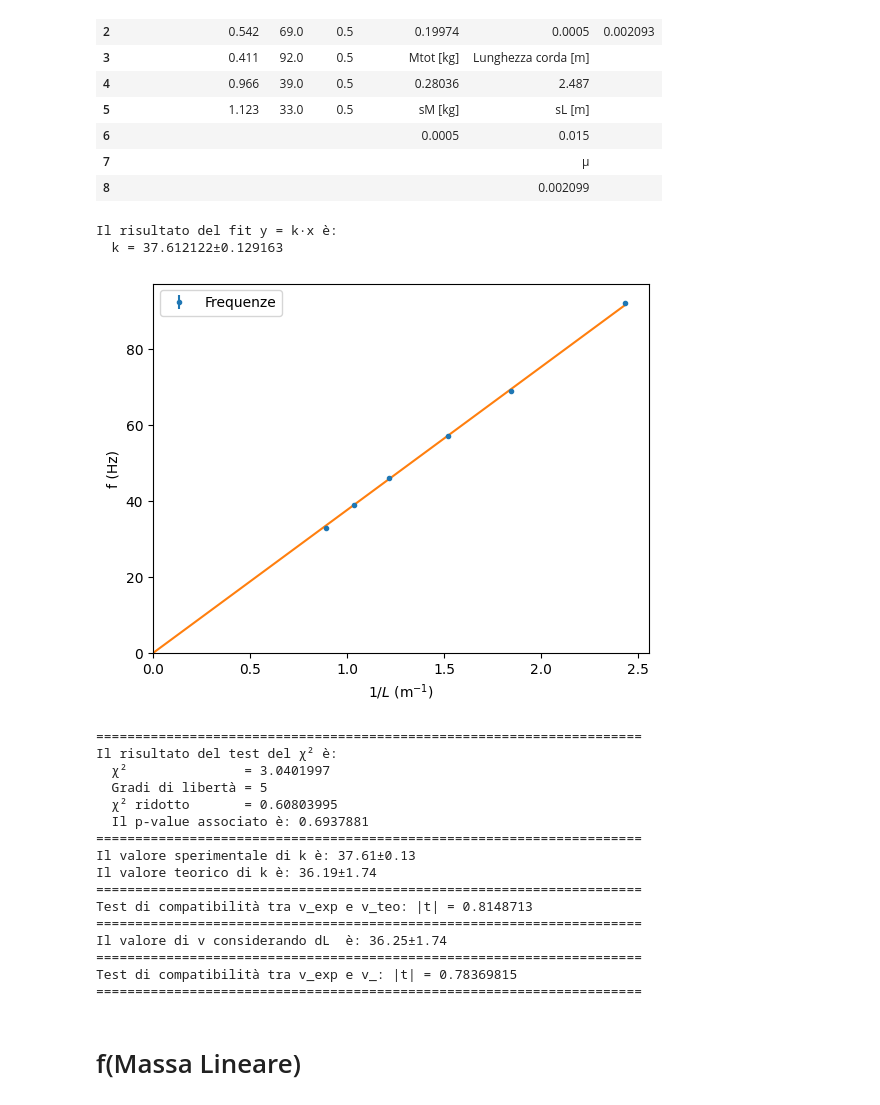
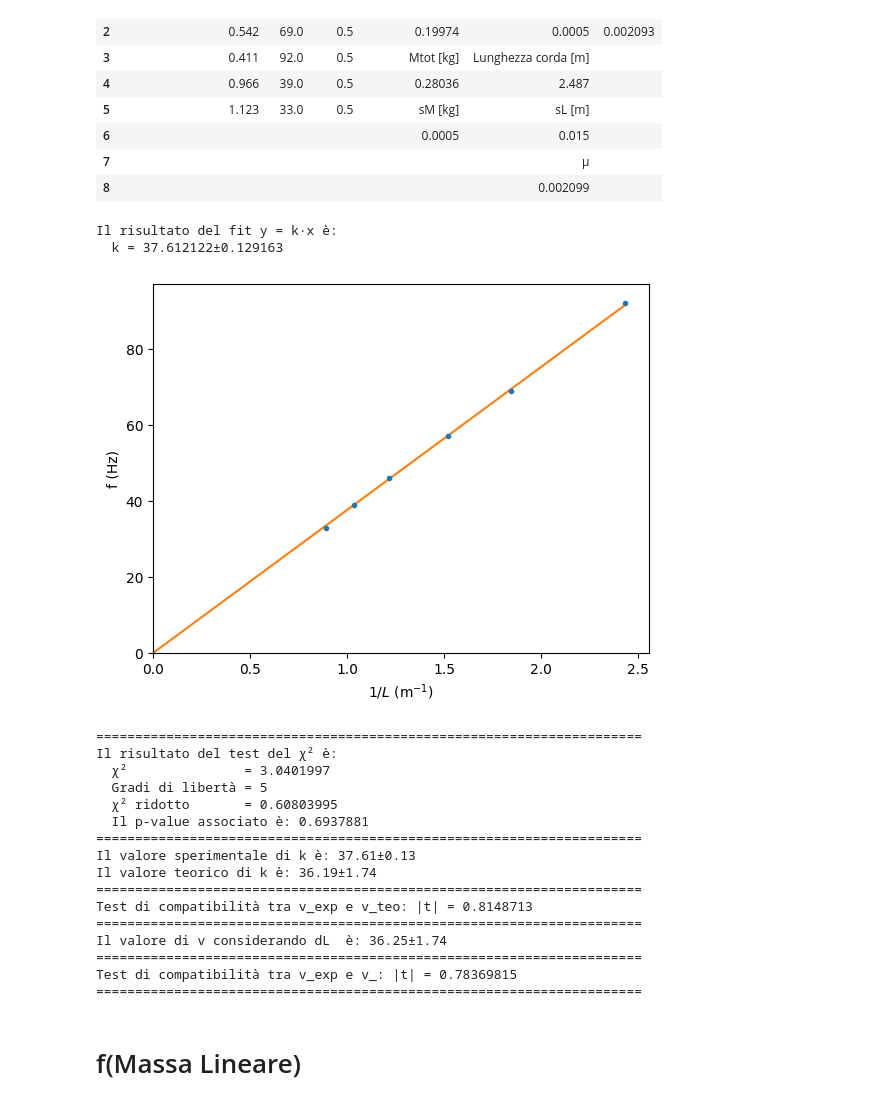
Before and after one commit to matteodeclich/Esperienze-in-laboratorio, a Jupyter notebook: Corda/Corda.ipynb, the cells around one changed output. Drawn from its saved outputs; the diff is of its cells as text; code cells hidden in the pictures.

```diff
--- a/Corda/Corda.ipynb
+++ b/Corda/Corda.ipynb
@@ -246,40 +196,39 @@ f2=pd.to_numeric(df2.iloc[:, 2], errors='coerce').dropna().values
 sf2=pd.to_numeric(df2.iloc[:, 3], errors='coerce').dropna().values
 
 x=1/Ln
-k2=minquadw_kx(x, f2, sf2)
+k2=ad.minquadw_kx(x, f2, sf2)
 t = np.linspace(0, max(x), 100)
 
 plt.errorbar(x, f2, yerr=sf2, fmt='o', ls='none', label='Frequenze', ms=3)
 plt.plot(t, retta(t, k2.nominal_value))
 
 plt.xlim(left=0)
 plt.ylim(bottom=0)
 plt.xlabel(r'$1/L$ $(\text{m}^{-1})$')
 plt.ylabel(r'f (Hz)')
-plt.legend()
 plt.show()
 
 print("="*70)
-chi_quadro(f2, k2 * x, sf2, 1)
+ad.chi_quadro(f2, k2 * x, sf2, 1)
 print("="*70)
 
 print(f"Il valore sperimentale di k è: {k2:.4P}")
 m2= ufloat(df2.iloc[4, 4], 0.0005)
 T2 = g*m2
 v2_teo = sqrt(T2/μ)
 print(f"Il valore teorico di k è: {v2_teo:.4P}")
 print("="*70)
-t_test(k2, v2_teo, nome1="v_exp", nome2="v_teo")
+ad.t_test(k2, v2_teo, nome1="v_exp", nome2="v_teo")
 print("="*70)
 v_ = sqrt(T2 * (L_corda+ 0.0072)/m_corda)
 print(f"Il valore di v considerando dL  è: {v_:.4P}")
 print("="*70)
-t_test(k2, v_, nome1="v_exp", nome2="v_")
+ad.t_test(k2, v_, nome1="v_exp", nome2="v_")
 print("="*70)
 # %% [output]
 Il risultato del fit y = k·x è:
   k = 37.612122±0.129163
-[figure, old version]
+[figure, new version]
 ======================================================================
 Il risultato del test del χ² è:
   χ²               = 3.0401997
```
Also changed, not shown: parts of 7 cells of this notebook, 5 other files.
